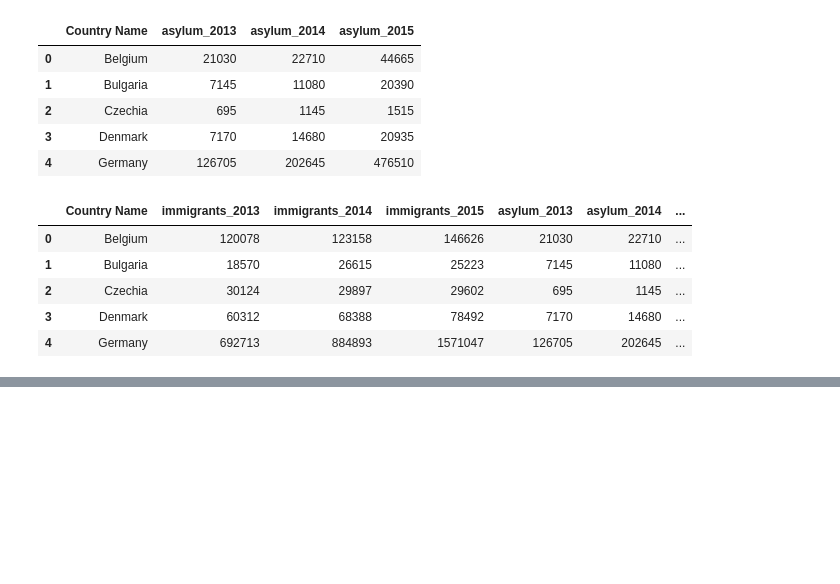
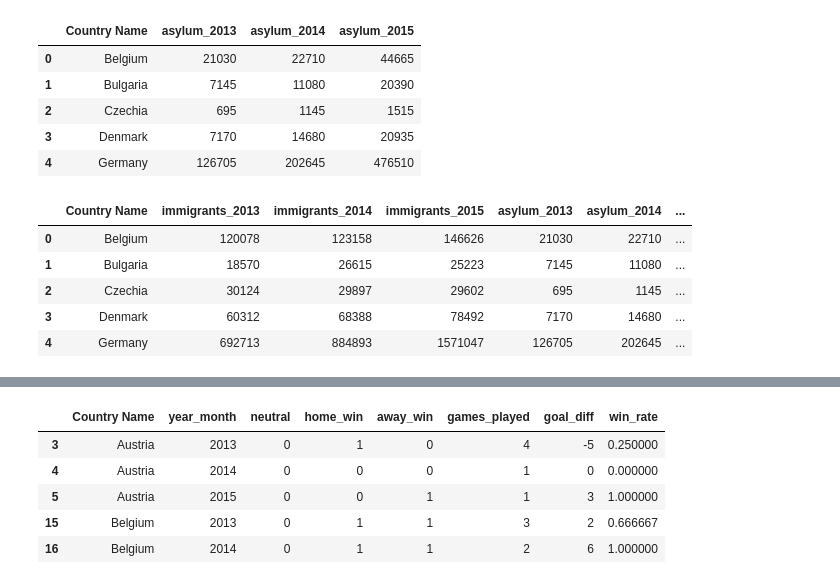
Before and after one commit to silva-nick/cs216-final, a Jupyter notebook: Cleaned Data and Immigration.ipynb, the cells around one changed output, grey strips where cells are left out. Saved outputs shown, nothing was run; the diff lists cells and outputs as text; code cells hidden in the pictures; blank space fills up the shorter version.

```diff
--- a/Cleaned Data and Immigration.ipynb
+++ b/Cleaned Data and Immigration.ipynb
@@ -153,0 +154,12 @@ sns.relplot(x='immigrants_2015', y='rate_2015', data=imm_asy)
+# %%
+fb_agg = pd.read_csv('results_year.csv')
+fb_agg_period = fb_agg[(fb_agg['year_month'] >= 2013) & (fb_agg['year_month'] <= 2015)]
+fb_agg_period = fb_agg_period.rename(columns={'country':'Country Name'})
+fb_agg_period.head()
+# %% [output]
+|  | Country Name | year_month | neutral | home_win | away_win | games_played | goal_diff | win_rate |
+| 3 | Austria | 2013 | 0 | 1 | 0 | 4 | -5 | 0.250000 |
+| 4 | Austria | 2014 | 0 | 0 | 0 | 1 | 0 | 0.000000 |
+| 5 | Austria | 2015 | 0 | 0 | 1 | 1 | 3 | 1.000000 |
+| 15 | Belgium | 2013 | 0 | 1 | 1 | 3 | 2 | 0.666667 |
+| 16 | Belgium | 2014 | 0 | 1 | 1 | 2 | 6 | 1.000000 |
```
Also changed, not shown: parts of 3 cells of this notebook, 1 other file.
